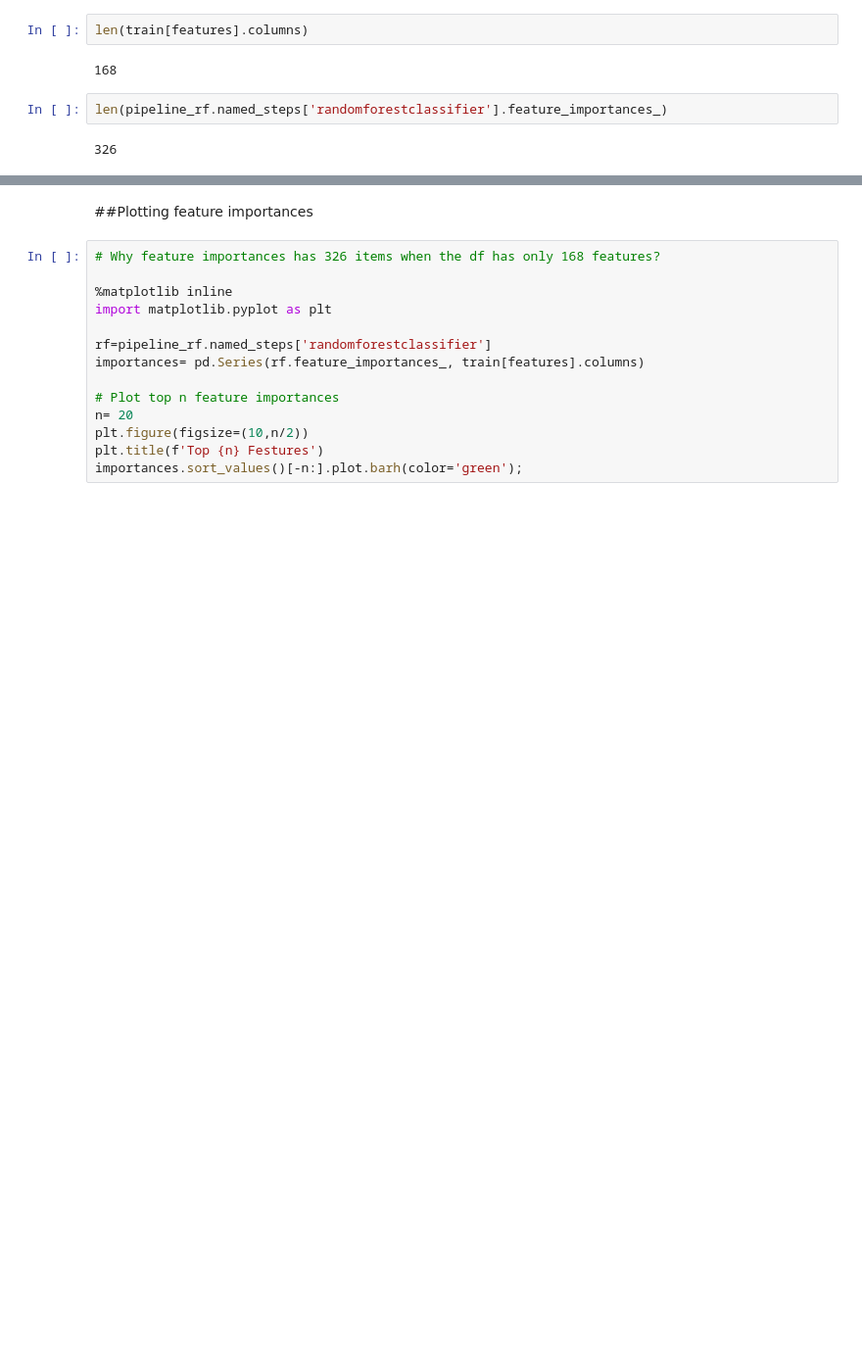
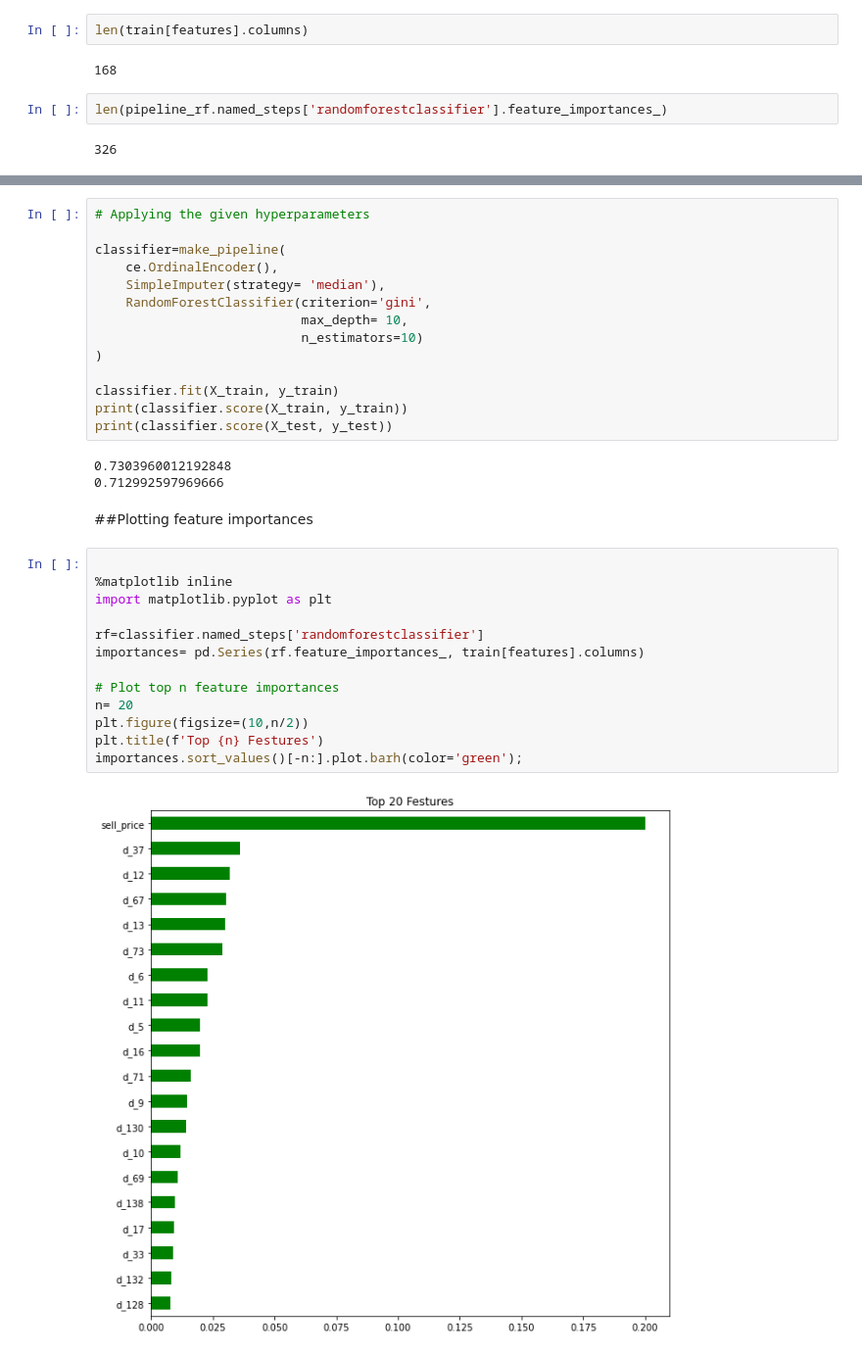
Before and after one commit to JenBanks8585/DS-Unit-2-Applied-Modeling, a Jupyter notebook: Jen_Banks_Walmart_project_on_Collab.ipynb, the cells around one changed output, grey strips where cells are left out. Shown at 98% size. Cells and saved outputs as stored; diff of their text form; blank space fills up the shorter version.

```diff
--- a/Jen_Banks_Walmart_project_on_Collab.ipynb
+++ b/Jen_Banks_Walmart_project_on_Collab.ipynb
@@ -268,16 +319,34 @@ len(pipeline_rf.named_steps['randomforestclassifier'].feature_importances_)
+# %%
+# Applying the given hyperparameters
+
+classifier=make_pipeline(
+    ce.OrdinalEncoder(),
+    SimpleImputer(strategy= 'median'),
+    RandomForestClassifier(criterion='gini',
+                           max_depth= 10,
+                           n_estimators=10)
+)
+
+classifier.fit(X_train, y_train)
+print(classifier.score(X_train, y_train))
+print(classifier.score(X_test, y_test))
+# %% [output]
+0.7303960012192848
+0.712992597969666
 # %% [markdown]
 ##Plotting feature importances
 # %%
-# Why feature importances has 326 items when the df has only 168 features?
 
 %matplotlib inline
 import matplotlib.pyplot as plt
 
-rf=pipeline_rf.named_steps['randomforestclassifier']
+rf=classifier.named_steps['randomforestclassifier']
 importances= pd.Series(rf.feature_importances_, train[features].columns)
 
 # Plot top n feature importances
 n= 20
 plt.figure(figsize=(10,n/2))
 plt.title(f'Top {n} Festures')
 importances.sort_values()[-n:].plot.barh(color='green');
+# %% [output]
+[figure, added]
```
Also changed, not shown: parts of 3 cells of this notebook.
